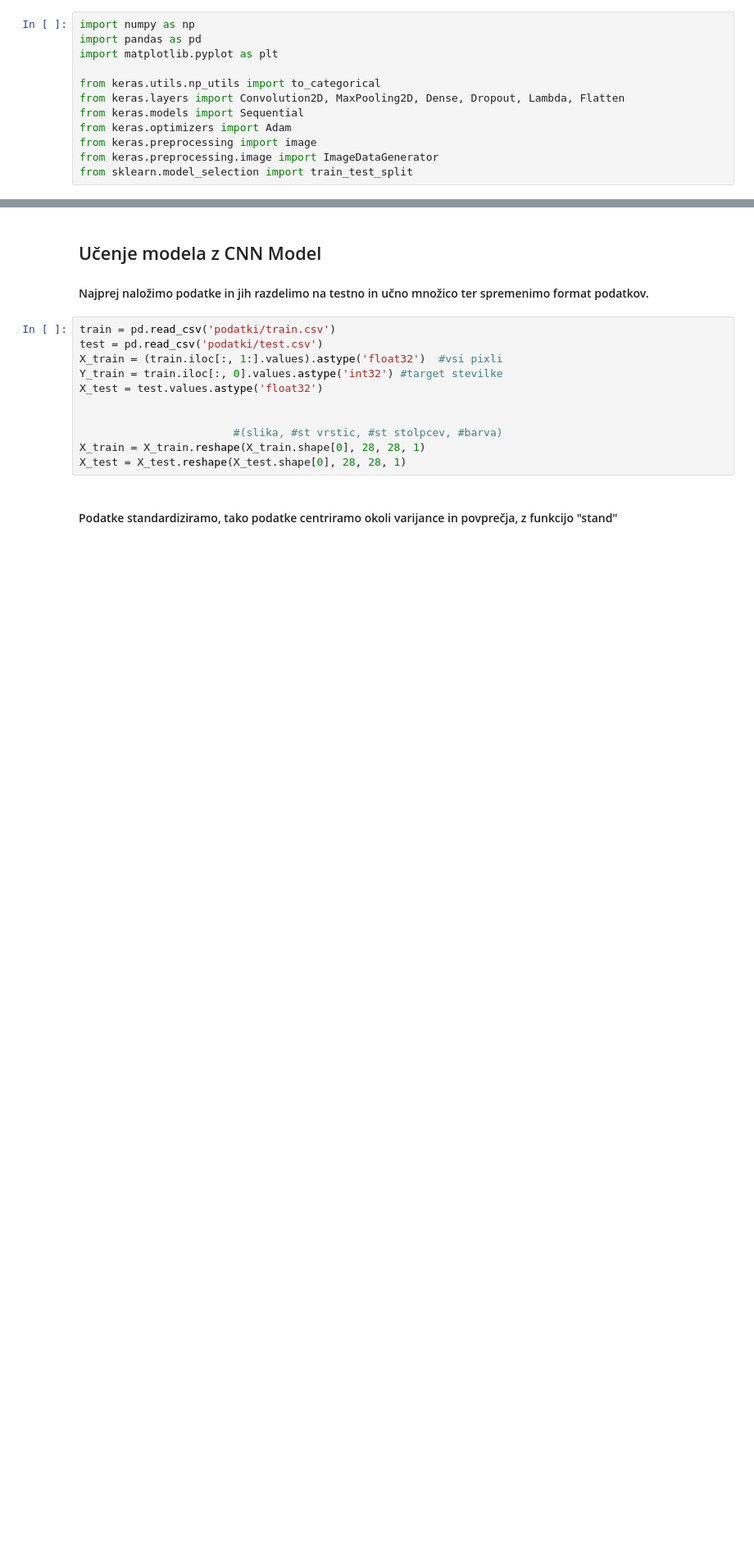
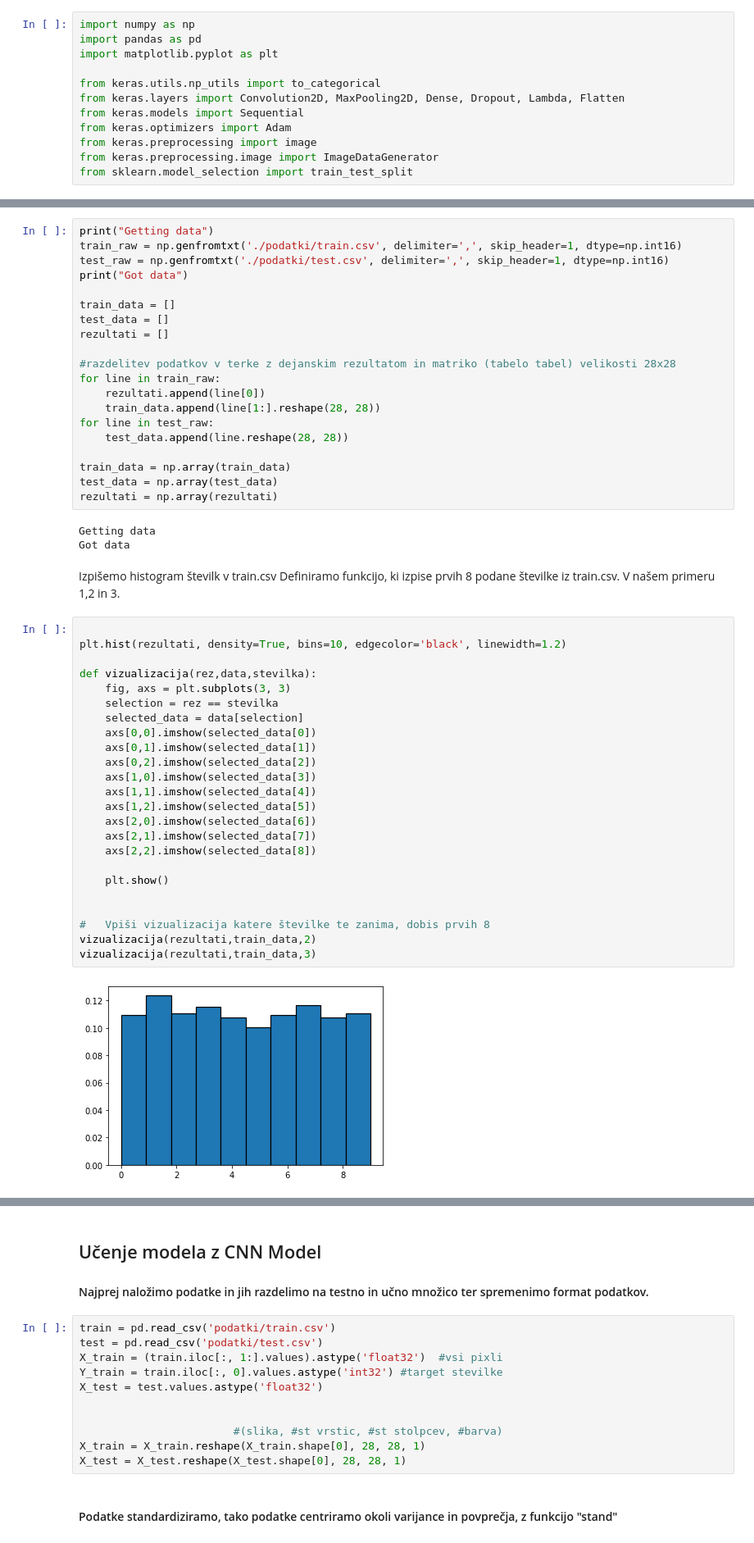
Before and after one commit to DocChinchillin/PR21RSMBMV, a Jupyter notebook: report.ipynb, the cells around one changed output, grey strips where cells are left out. Shown at 82% size. Saved outputs shown, nothing was run; the diff lists cells and outputs as text; blank space fills up the shorter version.

Commit message:
Improvement on vizualizacija, report intro added
histogram v posebi figure, prikaz 9ih stevilk namesto 8

```diff
--- a/report.ipynb
+++ b/report.ipynb
@@ -12,0 +21,52 @@ from sklearn.model_selection import train_test_split
+# %%
+print("Getting data")
+train_raw = np.genfromtxt('./podatki/train.csv', delimiter=',', skip_header=1, dtype=np.int16)
+test_raw = np.genfromtxt('./podatki/test.csv', delimiter=',', skip_header=1, dtype=np.int16)
+print("Got data")
+
+train_data = []
+test_data = []
+rezultati = []
+
+#razdelitev podatkov v terke z dejanskim rezultatom in matriko (tabelo tabel) velikosti 28x28
+for line in train_raw:
+    rezultati.append(line[0])
+    train_data.append(line[1:].reshape(28, 28))
+for line in test_raw:
+    test_data.append(line.reshape(28, 28))
+
+train_data = np.array(train_data)
+test_data = np.array(test_data)
+rezultati = np.array(rezultati)
+# %% [output]
+Getting data
+Got data
+# %% [markdown]
+Izpišemo histogram številk v train.csv
+Definiramo funkcijo, ki izpise prvih 8 podane številke iz train.csv. V našem primeru 1,2 in 3.
+# %%
+
+plt.hist(rezultati, density=True, bins=10, edgecolor='black', linewidth=1.2)
+
+def vizualizacija(rez,data,stevilka):
+    fig, axs = plt.subplots(3, 3)
+    selection = rez == stevilka
+    selected_data = data[selection]
+    axs[0,0].imshow(selected_data[0])
+    axs[0,1].imshow(selected_data[1])
+    axs[0,2].imshow(selected_data[2])
+    axs[1,0].imshow(selected_data[3])
+    axs[1,1].imshow(selected_data[4])
+    axs[1,2].imshow(selected_data[5])
+    axs[2,0].imshow(selected_data[6])
+    axs[2,1].imshow(selected_data[7])
+    axs[2,2].imshow(selected_data[8])
+
+    plt.show()
+
+
+#   Vpiši vizualizacija katere številke te zanima, dobis prvih 8
+vizualizacija(rezultati,train_data,2)
+vizualizacija(rezultati,train_data,3)
+# %% [output]
+[figure, added]
```
Also changed, not shown: parts of 6 cells of this notebook, 1 other file.
